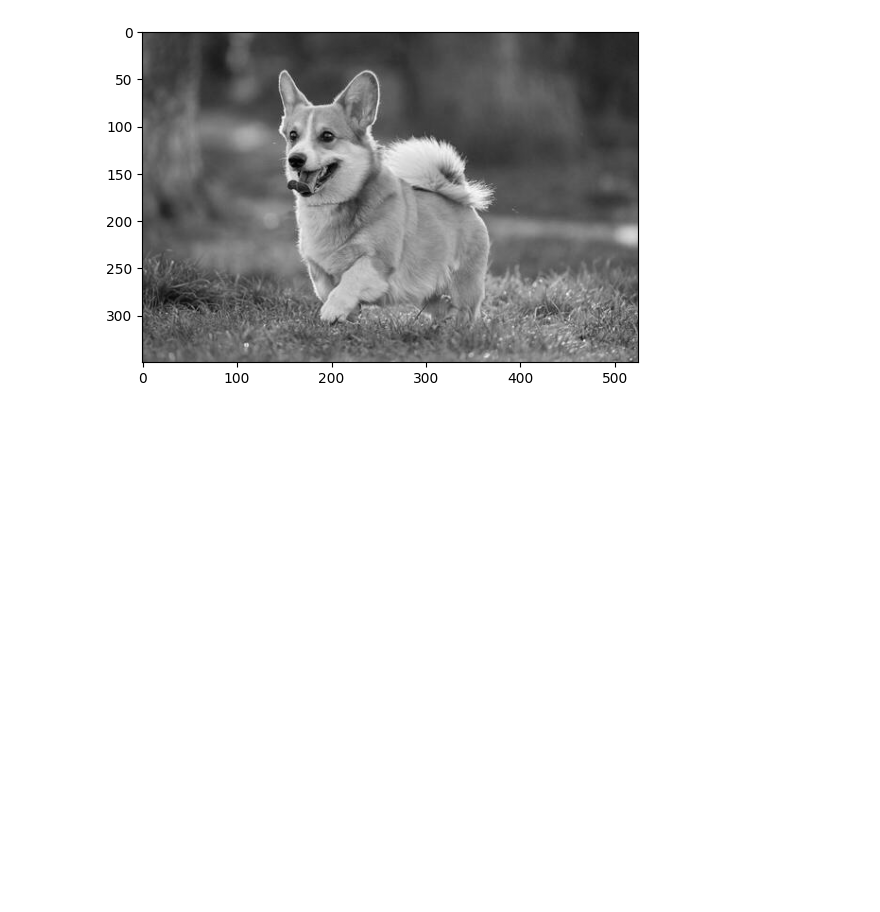
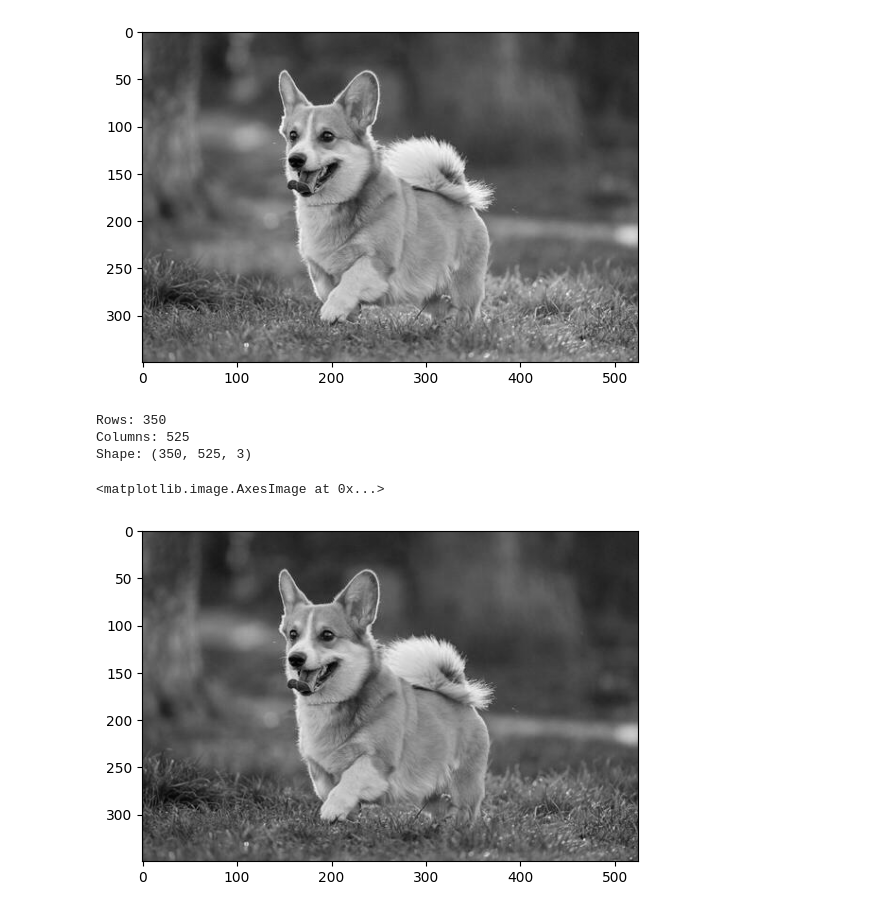
Before and after one commit to Taqi12/OpenCV_Basics, a Jupyter notebook: 6_image_conversions.ipynb, the cells around one changed output. Drawn from its saved outputs; the diff is of its cells as text; code cells hidden in the pictures; blank space fills up the shorter version.

Commit message:
Image conversions

```diff
--- a/6_image_conversions.ipynb
+++ b/6_image_conversions.ipynb
@@ -241,3 +241,30 @@ plt.imshow(gray_image, cmap='gray')
 # %% [output]
 <matplotlib.image.AxesImage at 0x...>
 [figure]
+# %%
+import cv2 as cv
+import matplotlib.pyplot as plt
+
+img = cv.imread("0_data/dog_img1.jpg")
+
+# Get the the image dimensions
+(rows, cols) = img.shape[0:2] # take first 2 elements
+
+print('Rows:', rows)
+print('Columns:', cols)
+print('Shape:', img.shape)
+# %% [output]
+Rows: 350
+Columns: 525
+Shape: (350, 525, 3)
+# %%
+# Average of the each value in image
+for i in range(rows):
+    for j in range(cols):
+        img[i, j] = sum(img[i, j]) / 3
+
+# gray image after averaging
+plt.imshow(img)
+# %% [output]
+<matplotlib.image.AxesImage at 0x...>
+[figure, added]
```
Also changed, not shown: parts of 3 cells of this notebook.
